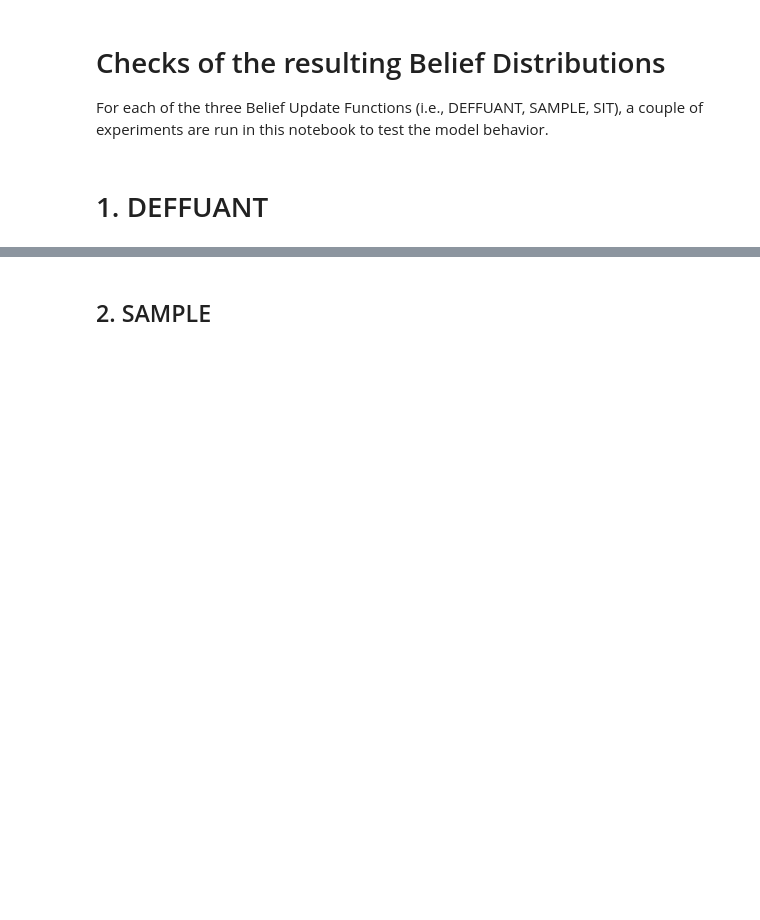
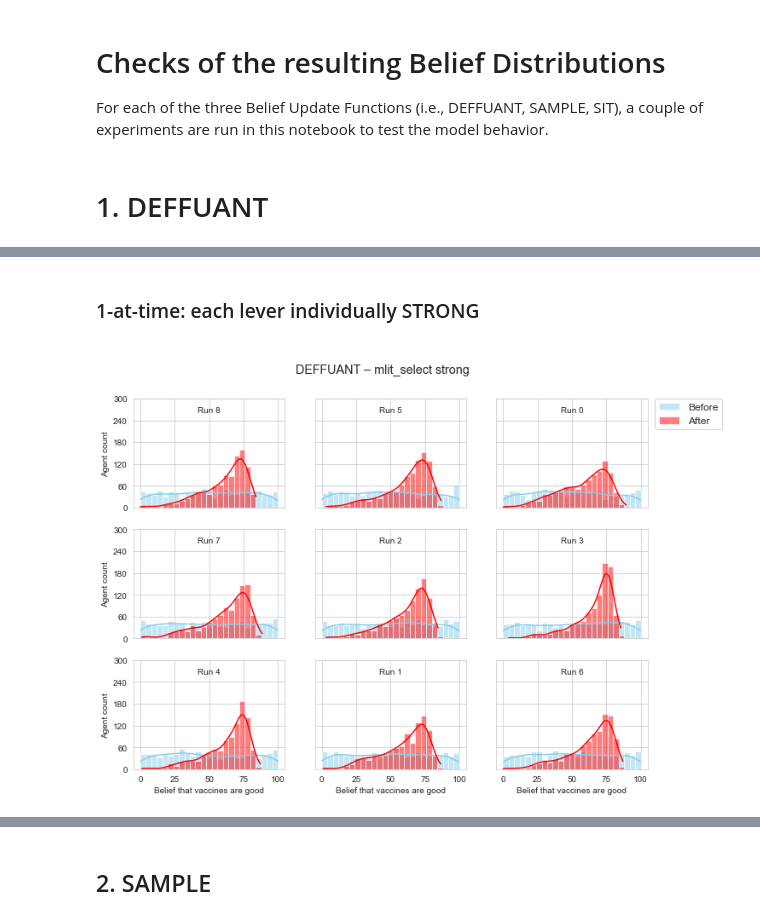
Before and after one commit to felicity-reddel/MisinfoPy, a Jupyter notebook: notebooks/belief_distribution_checks.ipynb, the cells around one changed output, grey strips where cells are left out. Drawn from its saved outputs; the diff is of its cells as text; code cells hidden in the pictures; blank space fills up the shorter version.

```diff
--- a/notebooks/belief_distribution_checks.ipynb
+++ b/notebooks/belief_distribution_checks.ipynb
@@ -30,0 +35,8 @@ create_subplot(data=data, title="DEFFUANT – all MEDIUM")
+# %% [markdown]
+### 1-at-time: each lever individually STRONG
+# %%
+# mlit_select STRONG
+data = run_experiment(mlit_select=1.0, del_t=0.05, rank_t=0.1, rank_punish=-0.1, strikes_t=0.05, belief_update=belief_update_fn)
+create_subplot(data=data, title="DEFFUANT – mlit_select strong", y_max=300)
+# %% [output]
+[figure, added]
```
Also changed, not shown: parts of 49 cells of this notebook, 1 other file.
